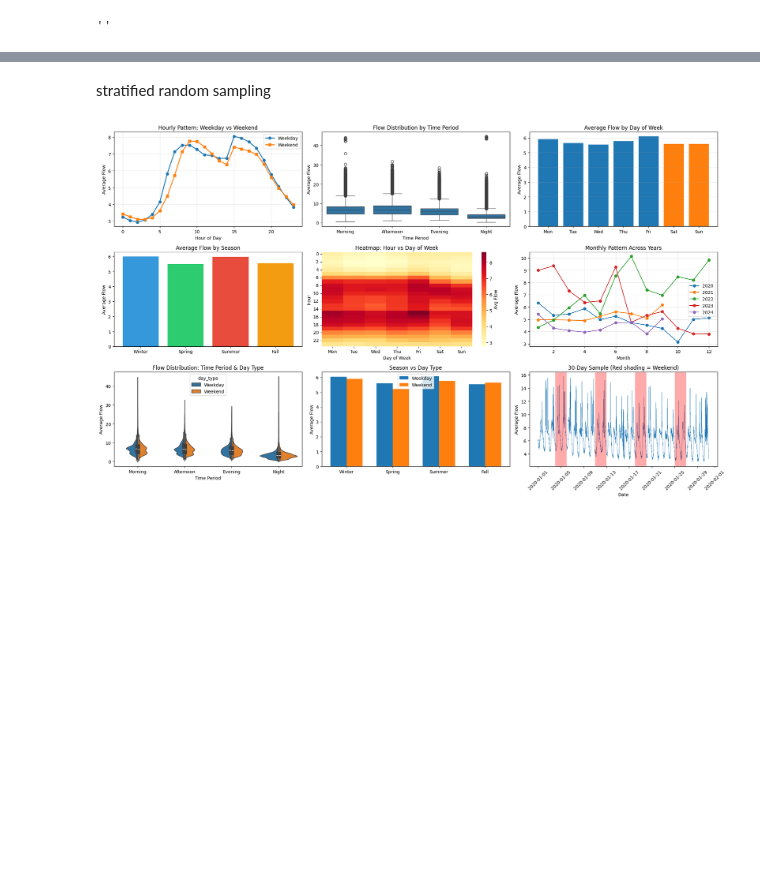
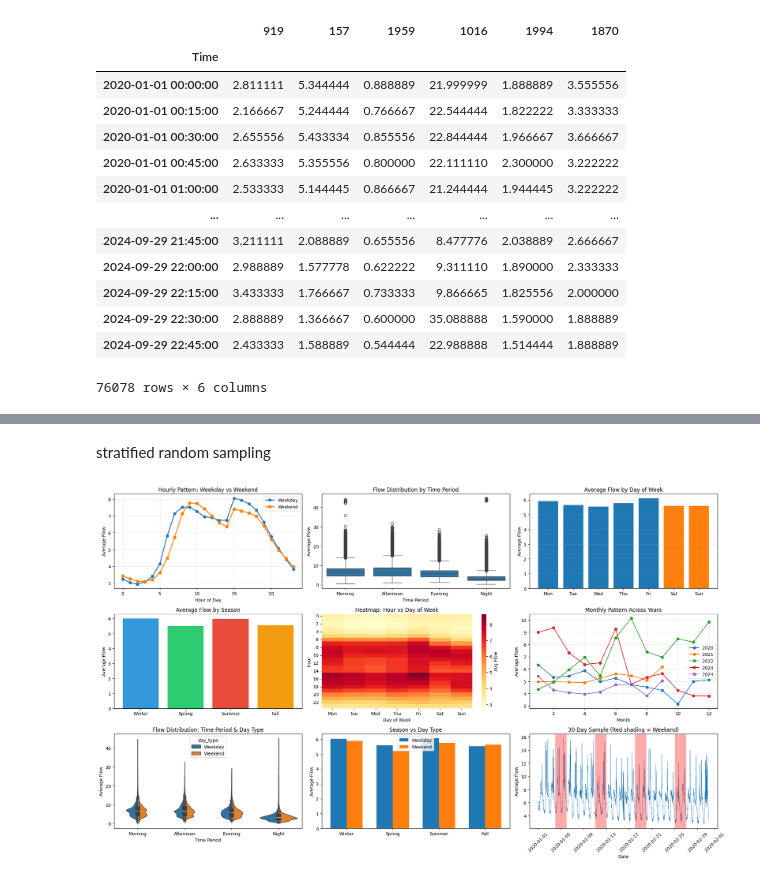
Before and after one commit to amy-jd/ECM3401-Personal-Project, a Jupyter notebook: preprocessing.ipynb, the cells around one changed output, grey strips where cells are left out. Saved outputs shown, nothing was run; the diff lists cells and outputs as text; code cells hidden in the pictures; blank space fills up the shorter version.

```diff
--- a/preprocessing.ipynb
+++ b/preprocessing.ipynb
@@ -31,41 +43,63 @@ missing value imputation
 # %%
-max_gap = 16
 
-
-def find_long_sections_of_missing_values(df, max_gap):
+def find_long_nan_sections(df, max_gap):
 
     # create a mask for all of the rows with missing values
     missing_vals = df.isna()
 
     # identify all blocks of missing values
     ###############################################################
 
     prev_row_missing_vals = missing_vals.shift()
 
     # find the rows where the value of a sensor changes from nan > value, or value > nan
     transition_rows = missing_vals != prev_row_missing_vals
 
     # assign an id number to each block of vals
     block_ids = transition_rows.cumsum()
     ####################################################################
 
     # find the length of each gap
-
     gap_lengths = missing_vals.groupby(block_ids).transform('sum')
-
 
     # identify all gaps which are longer than 4 hours
     long_gaps = missing_vals & (gap_lengths > max_gap)
 
     return long_gaps
 
+def find_outlier_values(series):
+    rolling_med = series.rolling(window=24, center=True).median()
+    diff = (series - rolling_med).abs()
+    threshold = 5 * diff.rolling(window=24, center=True).median()
+    outlier_mask = diff > threshold
+    return outlier_mask
+
+
+max_gap = 16
+
+df_flowdata = df_flowdata.drop('1615', axis=1)
 
 rows_to_remove = pd.Series(False, index=df_flowdata.index)
 for col in df_flowdata.columns:
-    col_rows_to_remove = find_long_sections_of_missing_values(df_flowdata[col], 16)
-    rows_to_remove |= col_rows_to_remove
+    rows_to_remove |= find_long_nan_sections(df_flowdata[col], max_gap)
+    #rows_to_remove |= find_outlier_values(df_flowdata[col])
 
 
-df_filtered = df_flowdata[rows_to_remove == False]
+df_flowdata = df_flowdata[rows_to_remove == False]
+
+df_flowdata
 # %% [output]
+|  | 919 | 157 | 1959 | 1016 | 1994 | 1870 |
+| Time |  |  |  |  |  |  |
+| 2020-01-01 00:00:00 | 2.811111 | 5.344444 | 0.888889 | 21.999999 | 1.888889 | 3.555556 |
+| 2020-01-01 00:15:00 | 2.166667 | 5.244444 | 0.766667 | 22.544444 | 1.822222 | 3.333333 |
+| 2020-01-01 00:30:00 | 2.655556 | 5.433334 | 0.855556 | 22.844444 | 1.966667 | 3.666667 |
+| 2020-01-01 00:45:00 | 2.633333 | 5.355556 | 0.800000 | 22.111110 | 2.300000 | 3.222222 |
+| 2020-01-01 01:00:00 | 2.533333 | 5.144445 | 0.866667 | 21.244444 | 1.944445 | 3.222222 |
+| ... | ... | ... | ... | ... | ... | ... |
+| 2024-09-29 21:45:00 | 3.211111 | 2.088889 | 0.655556 | 8.477776 | 2.038889 | 2.666667 |
+| 2024-09-29 22:00:00 | 2.988889 | 1.577778 | 0.622222 | 9.311110 | 1.890000 | 2.333333 |
+| 2024-09-29 22:15:00 | 3.433333 | 1.766667 | 0.733333 | 9.866665 | 1.825556 | 2.000000 |
+| 2024-09-29 22:30:00 | 2.888889 | 1.366667 | 0.600000 | 35.088888 | 1.590000 | 1.888889 |
+| 2024-09-29 22:45:00 | 2.433333 | 1.588889 | 0.544444 | 22.988888 | 1.514444 | 1.888889 |
-''
+76078 rows × 6 columns
```
Also changed, not shown: parts of 6 cells of this notebook.
